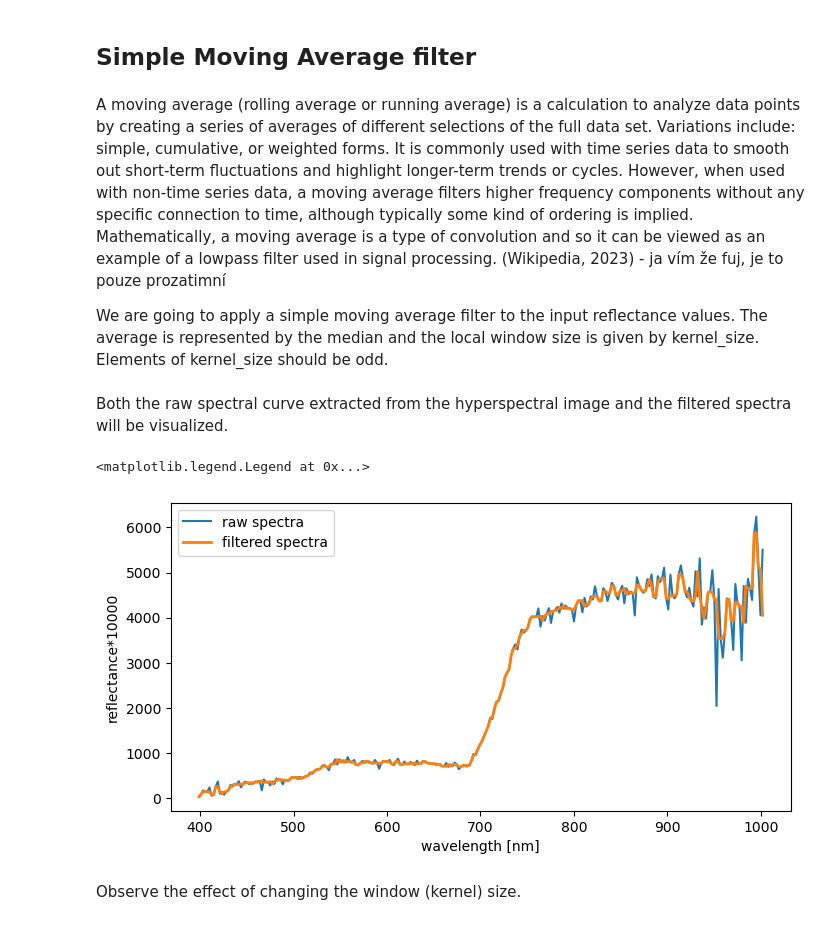
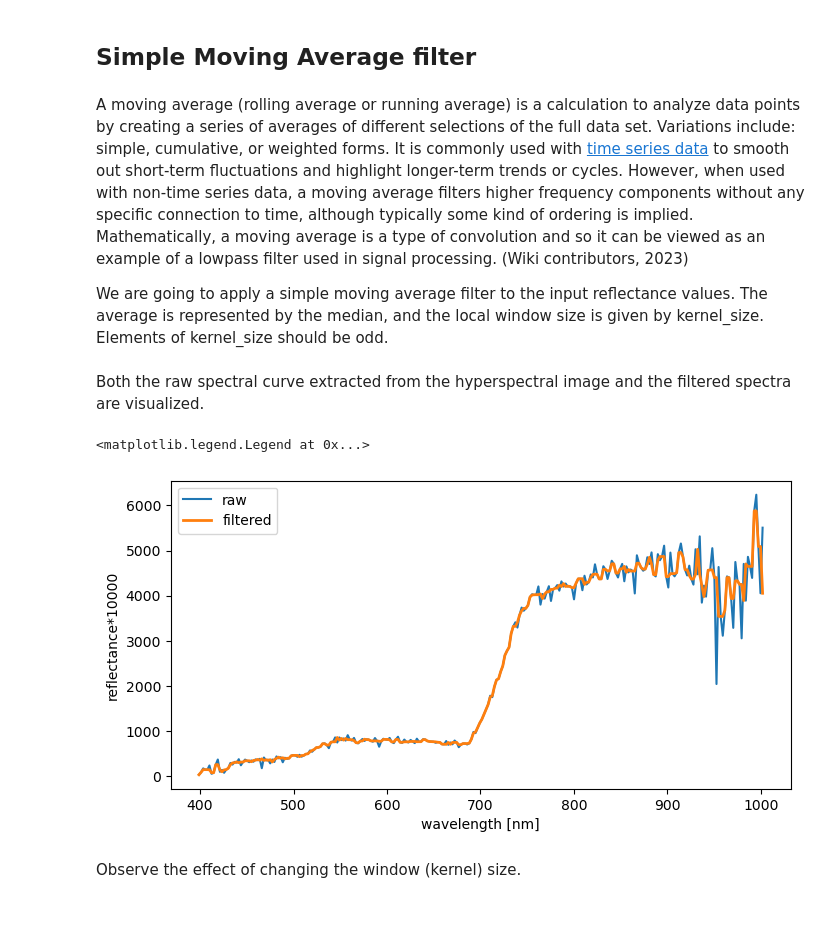
Before and after one commit to 3dgeo-heidelberg/etrainee, a Jupyter notebook: course/module4/02_aerial_acquisition_preprocessing/filtering_spectral_curve.ipynb, the cells around one changed output. Saved outputs shown, nothing was run; the diff lists cells and outputs as text; code cells hidden in the pictures.

```diff
--- a/course/module4/02_aerial_acquisition_preprocessing/filtering_spectral_curve.ipynb
+++ b/course/module4/02_aerial_acquisition_preprocessing/filtering_spectral_curve.ipynb
@@ -97,23 +98,23 @@ for num in window_length:
 # %% [markdown]
 ## Simple Moving Average filter
 # %% [markdown]
-A moving average (rolling average or running average) is a calculation to analyze data points by creating a series of averages of different selections of the full data set. Variations include: simple, cumulative, or weighted forms. It is commonly used with time series data to smooth out short-term fluctuations and highlight longer-term trends or cycles. However, when used with non-time series data, a moving average filters higher frequency components without any specific connection to time, although typically some kind of ordering is implied. Mathematically, a moving average is a type of convolution and so it can be viewed as an example of a lowpass filter used in signal processing. (Wikipedia, 2023) - ja vím že fuj, je to pouze prozatimní
+A moving average (rolling average or running average) is a calculation to analyze data points by creating a series of averages of different selections of the full data set. Variations include: simple, cumulative, or weighted forms. It is commonly used with [time series data](../../module1/01_principles_of_remote_sensing_time_series/01_principles_of_remote_sensing_time_series.html#time-series-filtering-and-noise-reduction) to smooth out short-term fluctuations and highlight longer-term trends or cycles. However, when used with non-time series data, a moving average filters higher frequency components without any specific connection to time, although typically some kind of ordering is implied. Mathematically, a moving average is a type of convolution and so it can be viewed as an example of a lowpass filter used in signal processing. (Wiki contributors, 2023)
 
-We are going to apply a simple moving average filter to the input reflectance values. The average is represented by the median and the local window size is given by kernel_size. Elements of kernel_size should be odd.
+We are going to apply a simple moving average filter to the input reflectance values. The average is represented by the median, and the local window size is given by kernel_size. Elements of kernel_size should be odd.
 # %%
 filtered_data=sp.signal.medfilt(reflectance, kernel_size=3)
 # %% [markdown]
-Both the raw spectral curve extracted from the hyperspectral image and the filtered spectra will be visualized.
+Both the raw spectral curve extracted from the hyperspectral image and the filtered spectra are visualized.
 # %%
 mp.figure(figsize=(8,4))
 mp.xlabel("wavelength [nm]")
 mp.ylabel("reflectance*10000")
-mp.plot(wavelength, reflectance, label="raw spectra")
-mp.plot(wavelength, filtered_data, linewidth=2, label="filtered spectra")
+mp.plot(wavelength, reflectance, label="raw")
+mp.plot(wavelength, filtered_data, linewidth=2, label="filtered")
 mp.legend()
 # %% [output]
 <matplotlib.legend.Legend at 0x...>
-[figure, old version]
+[figure, new version]
 # %% [markdown]
 Observe the effect of changing the window (kernel) size.
 # %%
```
Also changed, not shown: parts of 10 cells of this notebook.
